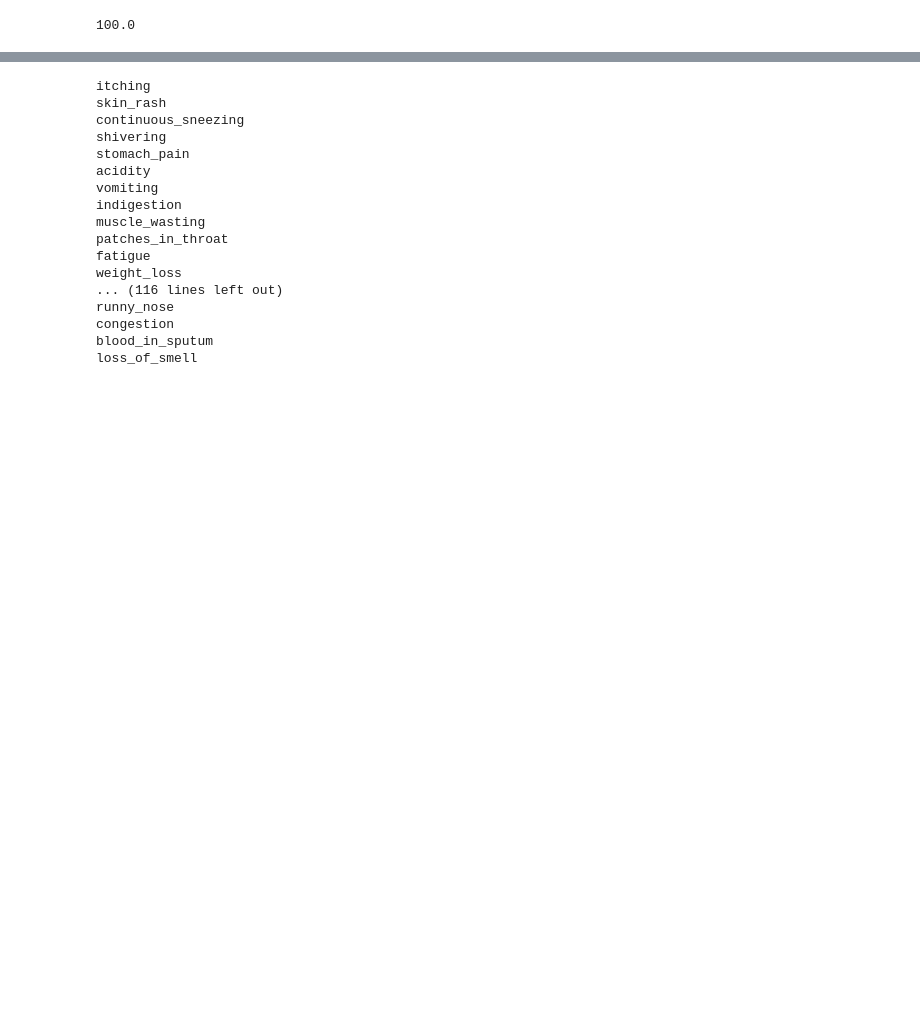
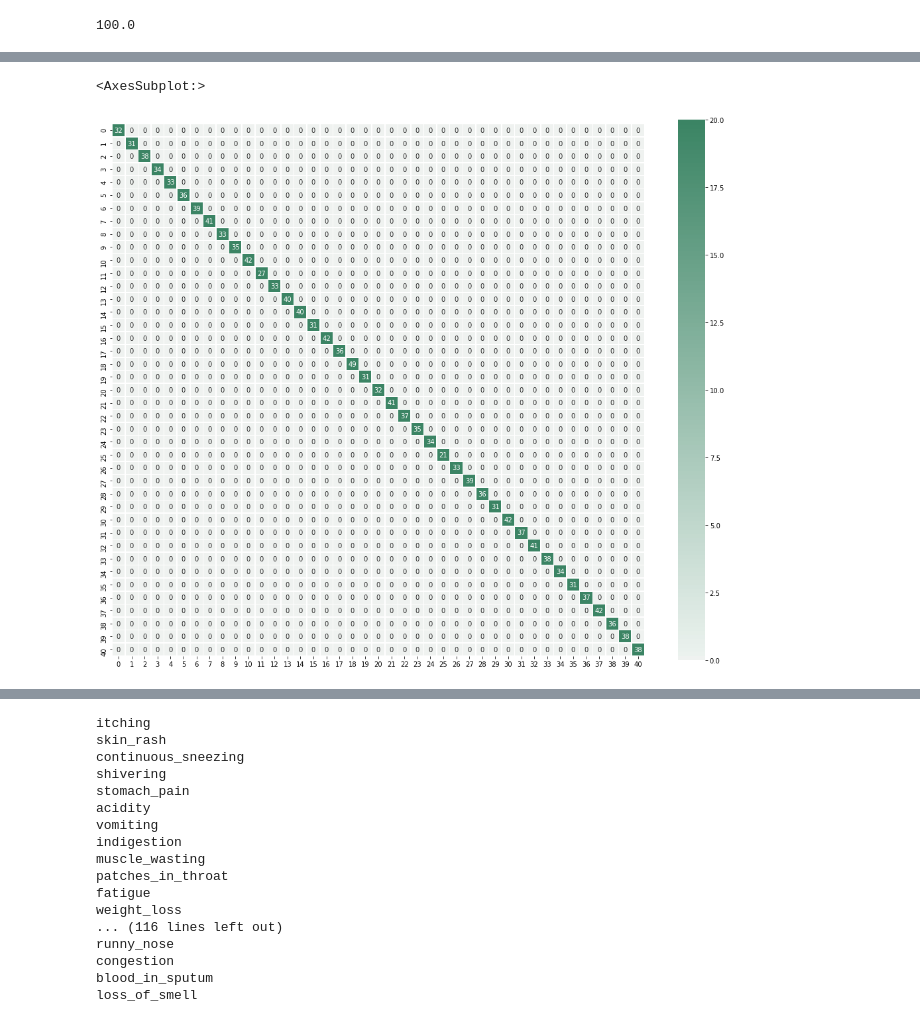
Before and after one commit to Soumya-Dey/DR-BAYMAX-Disease-prediction-system, a Jupyter notebook: decisionTreeClassifier.ipynb, the cells around one changed output, grey strips where cells are left out. Saved outputs shown, nothing was run; the diff lists cells and outputs as text; code cells hidden in the pictures; blank space fills up the shorter version.

Commit message:
saved model | added visulixations and plots of dataset and model

```diff
--- a/decisionTreeClassifier.ipynb
+++ b/decisionTreeClassifier.ipynb
@@ -103,0 +127,8 @@ accuracy_score(test_labels, predictions)*100
+# %%
+f, ax = plt.subplots(figsize = (18, 15))
+c_matrix = confusion_matrix(test_labels, predictions)
+c_map = sns.diverging_palette(220, 150, as_cmap = True)
+sns.heatmap(c_matrix, center = 0, cmap=c_map, annot= True, square = True, vmax=20, linewidths= 0.5)
+# %% [output]
+<AxesSubplot:>
+[figure, added]
```
Also changed, not shown: parts of 9 cells of this notebook, 7 other files.
